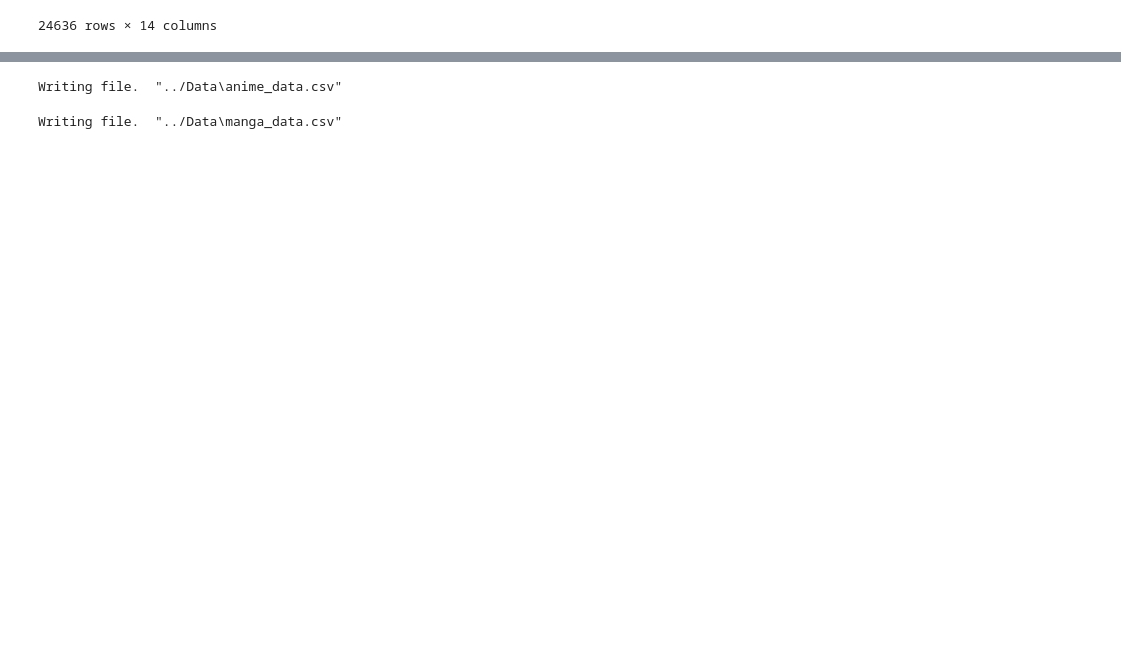
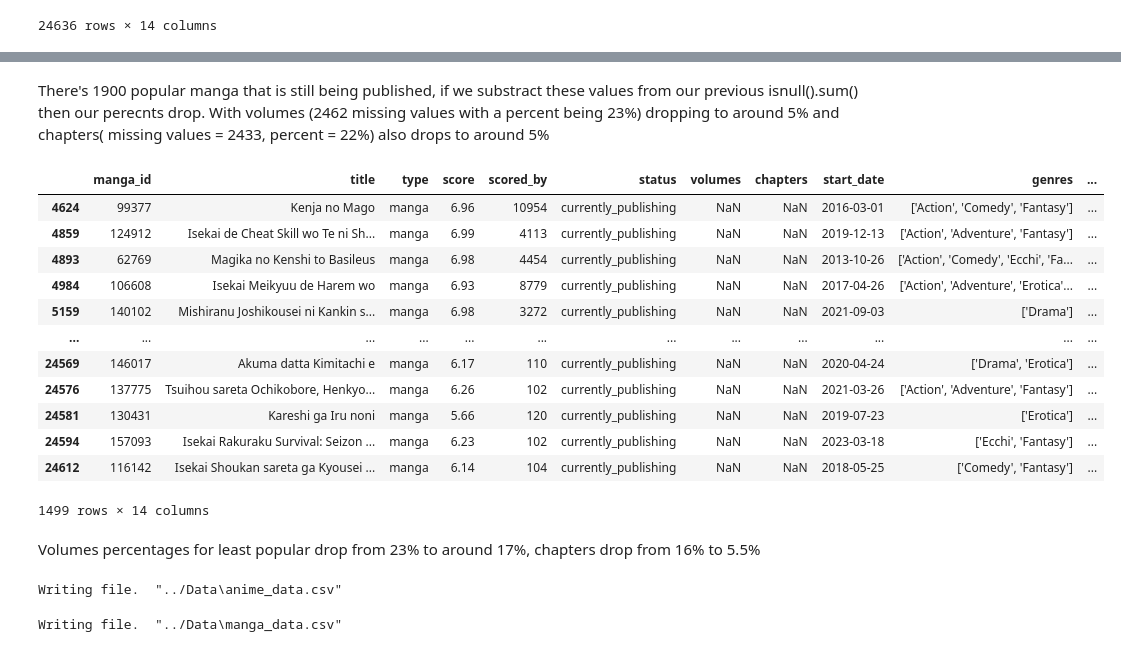
Before and after one commit to Sjue/Anime-Features, a Jupyter notebook: Cap2.ipynb, the cells around one changed output, grey strips where cells are left out. Cells and saved outputs as stored; diff of their text form; code cells hidden in the pictures; blank space fills up the shorter version.

```diff
--- a/Cap2.ipynb
+++ b/Cap2.ipynb
@@ -307,0 +489,4 @@ manga_data
+# %%
+least_popular_manga = manga_data[manga_data['score']< 7]
+least_popular_manga.info()
+least_popular_manga.head()
@@ -308,3 +611,23 @@ manga_data
+# %% [markdown]
+There's 1900 popular manga that is still being published, if we substract these values from our previous isnull().sum() then our perecnts drop. With volumes (2462 missing values with a percent being 23%) dropping to around 5% and chapters( missing values = 2433, percent = 22%) also drops to around 5%
+# %%
+least_popular_manga[least_popular_manga['status']== 'currently_publishing']
+# %% [output]
+|  | manga_id | title | type | score | scored_by | status | volumes | chapters | start_date | genres | ... |
+| 4624 | 99377 | Kenja no Mago | manga | 6.96 | 10954 | currently_publishing | NaN | NaN | 2016-03-01 | ['Action', 'Comedy', 'Fantasy'] | ... |
+| 4859 | 124912 | Isekai de Cheat Skill wo Te ni Sh... | manga | 6.99 | 4113 | currently_publishing | NaN | NaN | 2019-12-13 | ['Action', 'Adventure', 'Fantasy'] | ... |
+| 4893 | 62769 | Magika no Kenshi to Basileus | manga | 6.98 | 4454 | currently_publishing | NaN | NaN | 2013-10-26 | ['Action', 'Comedy', 'Ecchi', 'Fa... | ... |
+| 4984 | 106608 | Isekai Meikyuu de Harem wo | manga | 6.93 | 8779 | currently_publishing | NaN | NaN | 2017-04-26 | ['Action', 'Adventure', 'Erotica'... | ... |
+| 5159 | 140102 | Mishiranu Joshikousei ni Kankin s... | manga | 6.98 | 3272 | currently_publishing | NaN | NaN | 2021-09-03 | ['Drama'] | ... |
+| ... | ... | ... | ... | ... | ... | ... | ... | ... | ... | ... | ... |
+| 24569 | 146017 | Akuma datta Kimitachi e | manga | 6.17 | 110 | currently_publishing | NaN | NaN | 2020-04-24 | ['Drama', 'Erotica'] | ... |
+| 24576 | 137775 | Tsuihou sareta Ochikobore, Henkyo... | manga | 6.26 | 102 | currently_publishing | NaN | NaN | 2021-03-26 | ['Action', 'Adventure', 'Fantasy'] | ... |
+| 24581 | 130431 | Kareshi ga Iru noni | manga | 5.66 | 120 | currently_publishing | NaN | NaN | 2019-07-23 | ['Erotica'] | ... |
+| 24594 | 157093 | Isekai Rakuraku Survival: Seizon ... | manga | 6.23 | 102 | currently_publishing | NaN | NaN | 2023-03-18 | ['Ecchi', 'Fantasy'] | ... |
+| 24612 | 116142 | Isekai Shoukan sareta ga Kyousei ... | manga | 6.14 | 104 | currently_publishing | NaN | NaN | 2018-05-25 | ['Comedy', 'Fantasy'] | ... |
+1499 rows × 14 columns
+# %% [markdown]
+Volumes percentages for least popular drop from 23% to around 17%, chapters drop from 16% to 5.5%
 # %%
 #save datasets
 # %%
```
Also changed, not shown: parts of 22 cells of this notebook.
